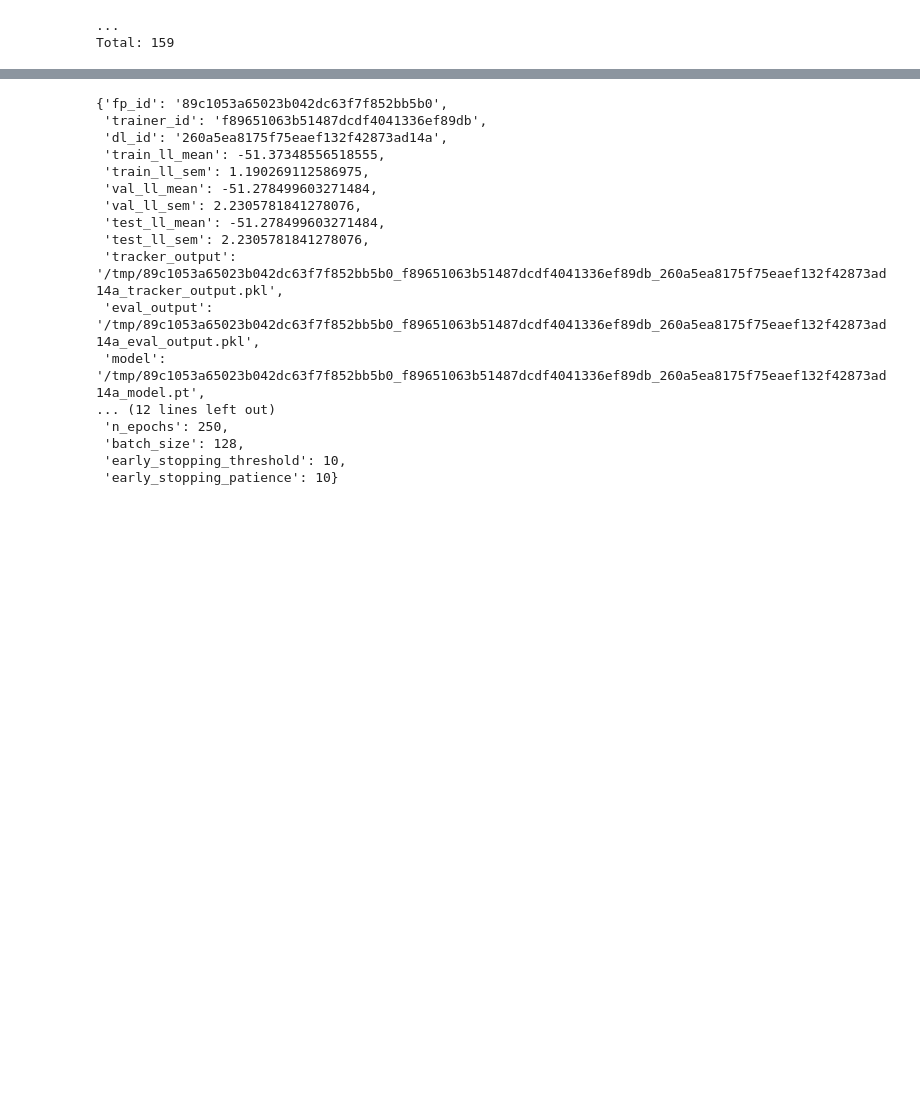
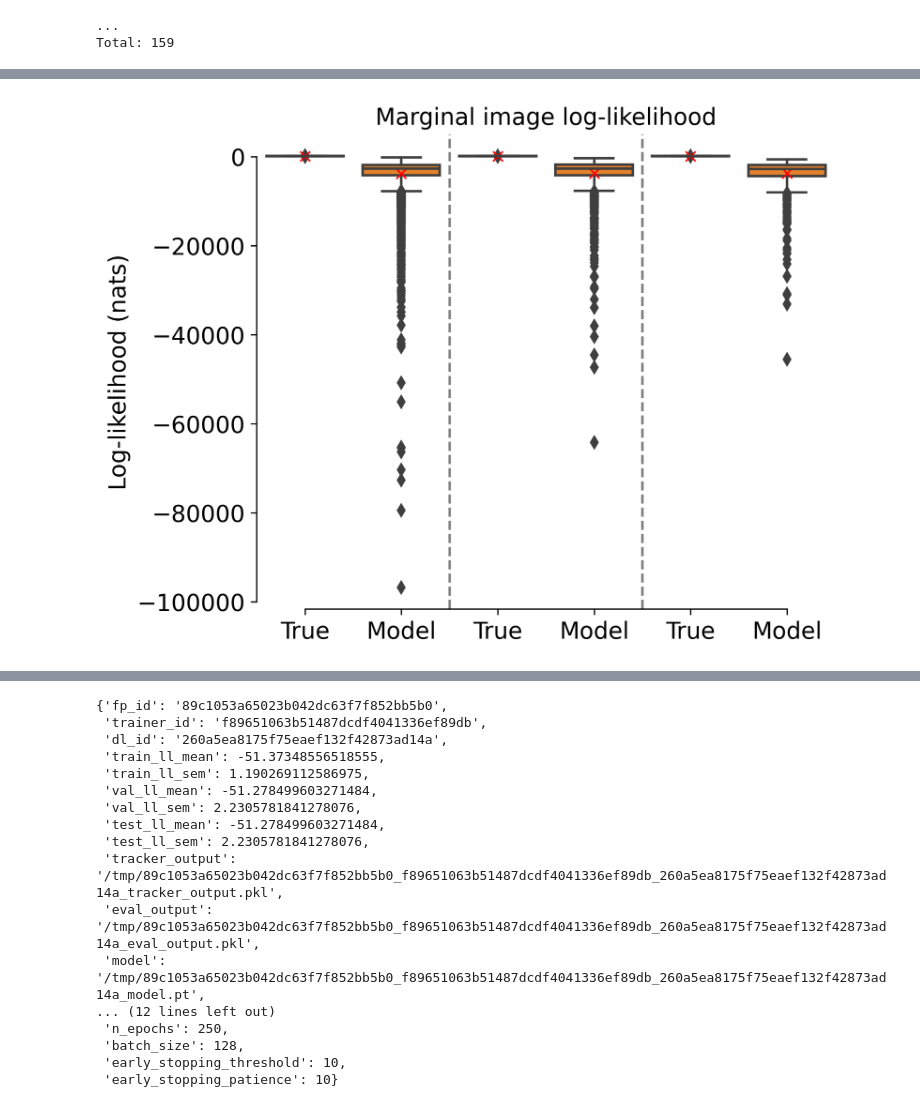
Before and after one commit to suhasshrinivasan/task-transfer, a Jupyter notebook: experiments/dj/test_adapt_prior.ipynb, the cells around one changed output, grey strips where cells are left out. Cells and saved outputs as stored; diff of their text form; code cells hidden in the pictures; blank space fills up the shorter version.

```diff
--- a/experiments/dj/test_adapt_prior.ipynb
+++ b/experiments/dj/test_adapt_prior.ipynb
@@ -47,3 +56,4 @@ best_val_prior_results = fetch_best_model_results(
     k=k,
     download_path=download_path,
 )
+pre_task_trained_prior = torch.load(best_val_prior_results["model"], map_location="cpu")
@@ -49,0 +74,16 @@ best_val_prior_results = fetch_best_model_results(
+# %%
+# get likelihood model for marginal likelihood
+likelihood_config_proj_col = "ll_id"
+best_val_likelihood_results = fetch_best_model_results(
+    result_table=LikelihoodResult,
+    config_table=LikelihoodConfig,
+    data_loader_config_table=DataLoaderConfig,
+    trainer_config_table=LLTrainerConfig,
+    config_proj_col=likelihood_config_proj_col,
+    criterion=criterion,
+    k=k,
+    download_path=download_path,
+)
+likelihood_model = torch.load(best_val_likelihood_results["model"], map_location="cpu")
+# %%
+pre_task_trained_joint = G.Joint(prior=pre_task_trained_prior, conditional=likelihood_model)
@@ -49,0 +236,45 @@ best_val_prior_results = fetch_best_model_results(
+# %%
+import matplotlib.pyplot as plt
+import seaborn as sns
+
+data = [
+    logl_data_marg_train.detach(),
+    logl_mc_marg_pre_task_train.detach(),
+    logl_data_marg_val.detach(),
+    logl_mc_marg_pre_task_val.detach(),
+    logl_data_marg_test.detach(),
+    logl_mc_marg_pre_task_test.detach(),
+]
+labels = [
+    "True",
+    "Model",
+    "True",
+    "Model",
+    "True",
+    "Model",
+]
+# Creating a boxplot
+fig, ax = plt.subplots(dpi=300)
+# set two colors as palette and cycle
+palette = sns.color_palette("tab10", n_colors=2)
+ax = sns.boxplot(data=data, ax=ax, palette=palette)
+# add mean values
+for i, value in enumerate(data):
+    # ax.text(i + 0.3, value.mean() + 0.5, f"{value.mean():.2f}", ha="center", va="bottom", fontsize=8)
+    # add a red dot
+    ax.plot(i, value.mean(), "rx")
+ax.set_xticklabels(labels)
+ax.set_title("Marginal image log-likelihood", fontsize=14)
+ax.set_ylabel("Log-likelihood (nats)", fontsize=14)
+ax.tick_params(axis="both", which="major", labelsize=14)
+for tick in range(len(labels)):
+    if tick % 2 == 0 and tick != 0:
+        ax.axvline(tick - 0.5, ls="--", color="grey")
+# ax.set_yticks(range(-100, 0, 10))
+sns.despine(ax=ax, trim=True)
+plt.tight_layout()
+
+# # Display the plot
+# plt.show()
+# %% [output]
+[figure, added]
```
Also changed, not shown: parts of 8 cells of this notebook, 8 other files.
